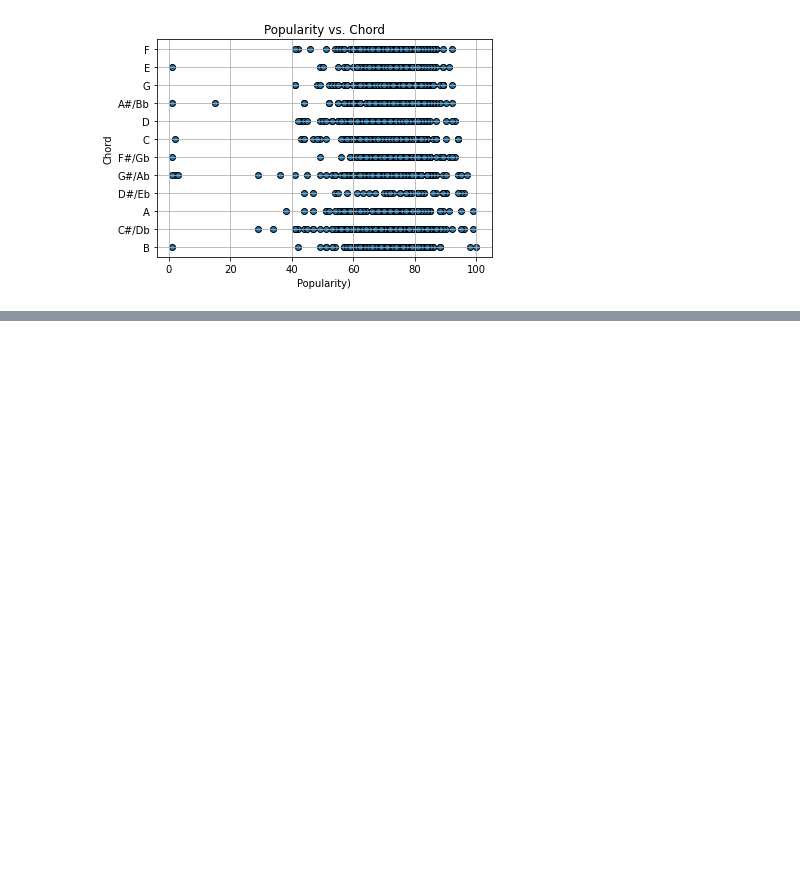
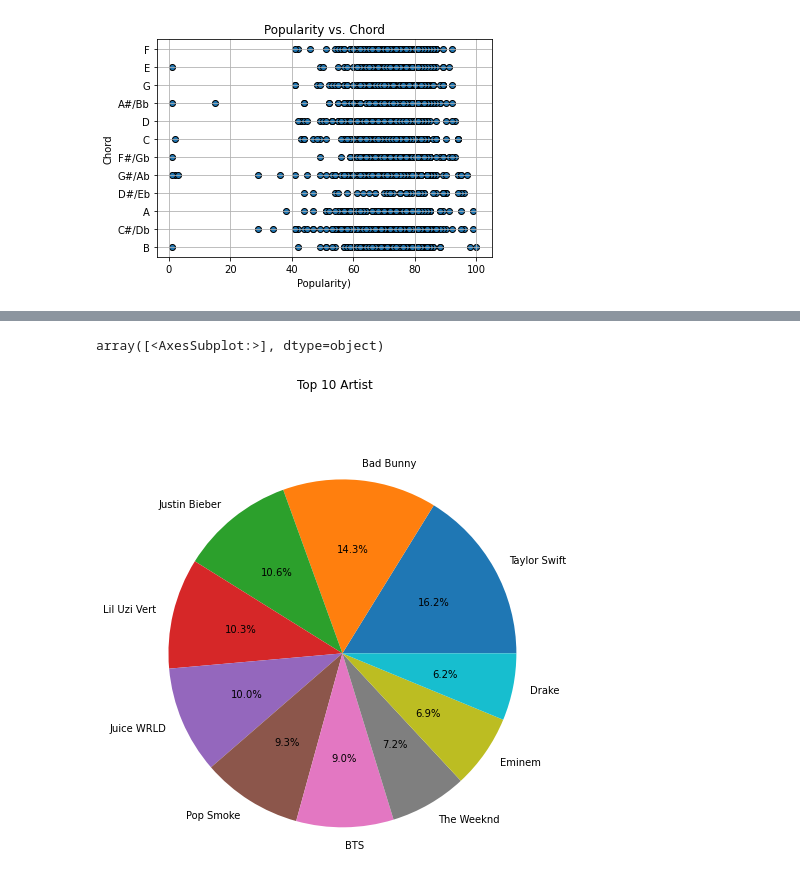
Before and after one commit to memeguerrini/Project-One, a Jupyter notebook: spotify.meme.ipynb, the cells around one changed output, grey strips where cells are left out. Drawn from its saved outputs; the diff is of its cells as text; code cells hidden in the pictures; blank space fills up the shorter version.

Commit message:
added top 10 artist

```diff
--- a/spotify.meme.ipynb
+++ b/spotify.meme.ipynb
@@ -280,3 +282,29 @@ plt.grid(True)
 plt.show()
 # %% [output]
 [figure]
+# %%
+# copy the data into a new set to manipulate for Artist
+artist_df = data_df.copy()
+
+# Convert from object to string
+artist_df['Artist']=artist_df['Artist'].astype(str)
+
+# Find records that have no Genres and set them to 0
+artist_df.loc[artist_df["Artist"] == "[]", "Artist"] = np.nan
+artist_df["Artist"] = artist_df["Artist"].fillna(0)
+
+# Remove unneccessary characters
+artist_df["Artist"] = artist_df["Artist"].str.replace("[", "", regex=True)
+artist_df["Artist"] = artist_df["Artist"].str.replace("]", "", regex=True)
+artist_df["Artist"] = artist_df["Artist"].str.replace("'", "", regex=True)
+
+# Split on commas
+artist_df["Artist"] = artist_df["Artist"].str.split(",")
+
+# separte and create rows based on genres. There will now be a row for each
+# genre a given song has so we can easily create charts based on genre
+artist_df = artist_df.explode('Artist')
+
+# Render
+artist_df.head()
+#artist_df.columns
@@ -282,0 +319,10 @@ plt.show()
+# %%
+# Genereate pie chart for top 10 most popular Artist
+artist_df['Artist'].value_counts()[:10].plot.pie(subplots=True,
+                                               ylabel="",
+                                               title="Top 10 Artist",
+                                               autopct='%1.1f%%',
+                                               figsize=(8,8))
+# %% [output]
+array([<AxesSubplot:>], dtype=object)
+[figure, added]
```
Also changed, not shown: parts of 4 cells of this notebook, 1 other file.
